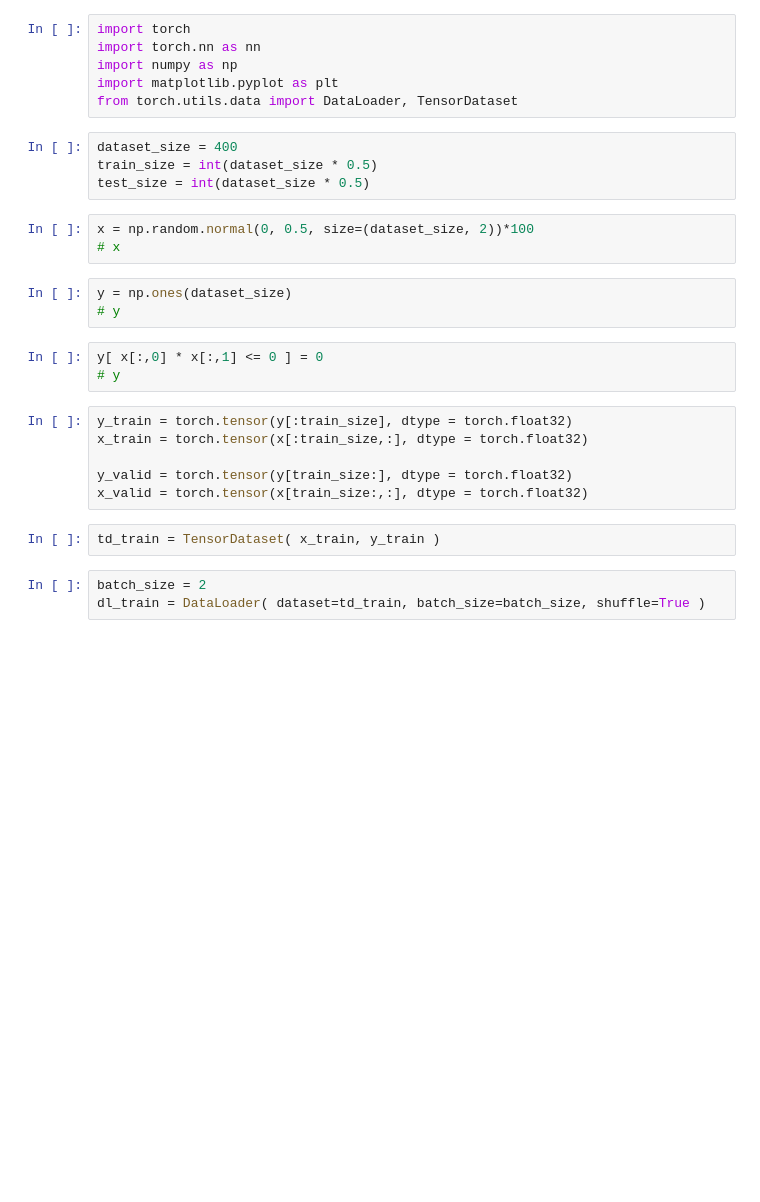
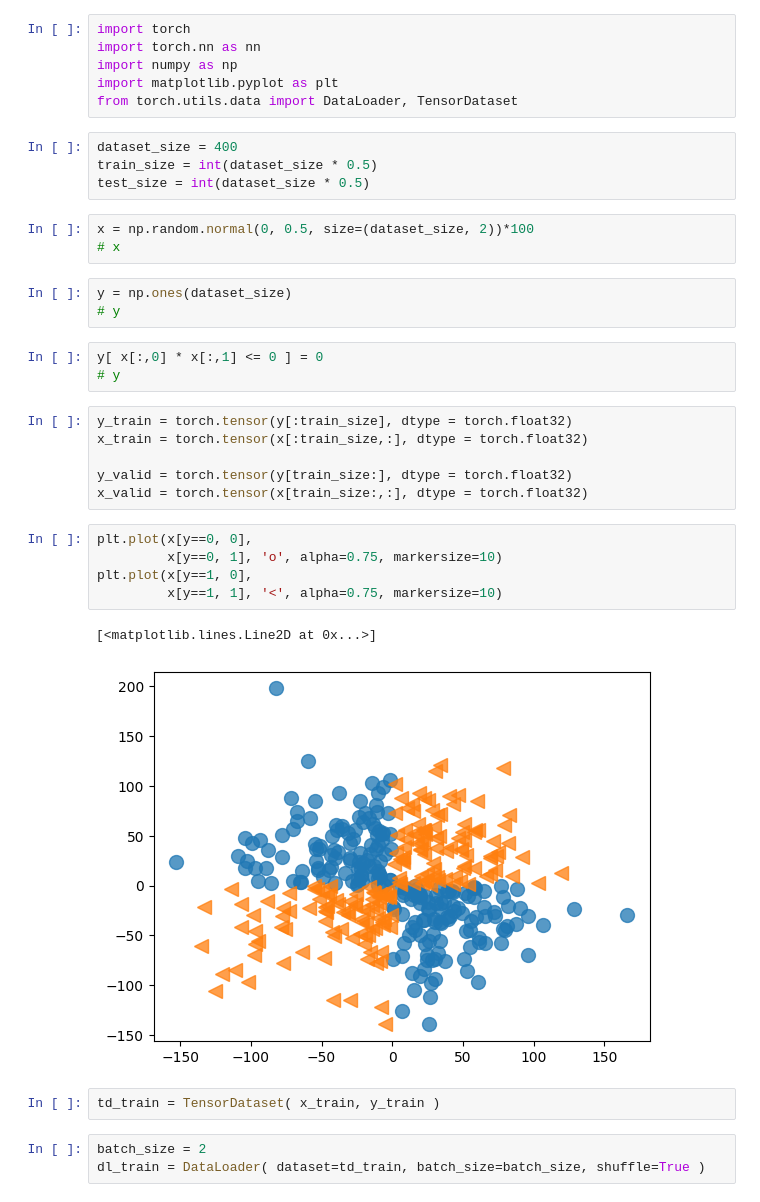
Before and after one commit to AhmedZeer/ml.py, a Jupyter notebook: noteBooks/13_PytorchMechanics/Untitled.ipynb, the cells around one changed output. Saved outputs shown, nothing was run; the diff lists cells and outputs as text; blank space fills up the shorter version.

```diff
--- a/noteBooks/13_PytorchMechanics/Untitled.ipynb
+++ b/noteBooks/13_PytorchMechanics/Untitled.ipynb
@@ -27,6 +27,14 @@ x_train = torch.tensor(x[:train_size,:], dtype = torch.float32)
 
 y_valid = torch.tensor(y[train_size:], dtype = torch.float32)
 x_valid = torch.tensor(x[train_size:,:], dtype = torch.float32)
+# %%
+plt.plot(x[y==0, 0],
+         x[y==0, 1], 'o', alpha=0.75, markersize=10)
+plt.plot(x[y==1, 0],
+         x[y==1, 1], '<', alpha=0.75, markersize=10)
+# %% [output]
+[<matplotlib.lines.Line2D at 0x...>]
+[figure, added]
 # %%
 td_train = TensorDataset( x_train, y_train )
 # %%
```
Also changed, not shown: parts of 18 cells of this notebook, 5 other files.
